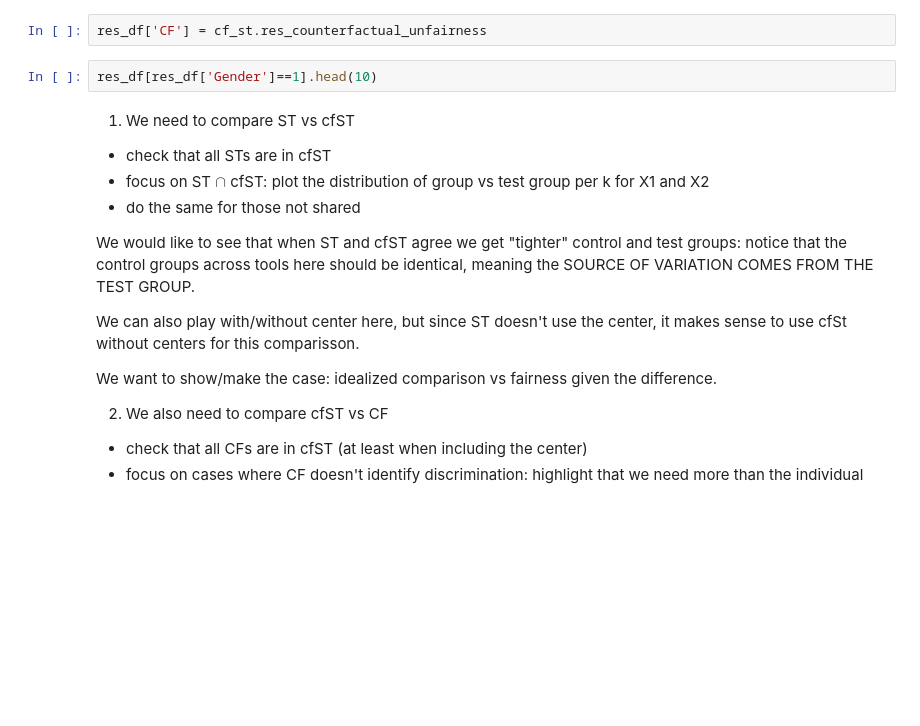
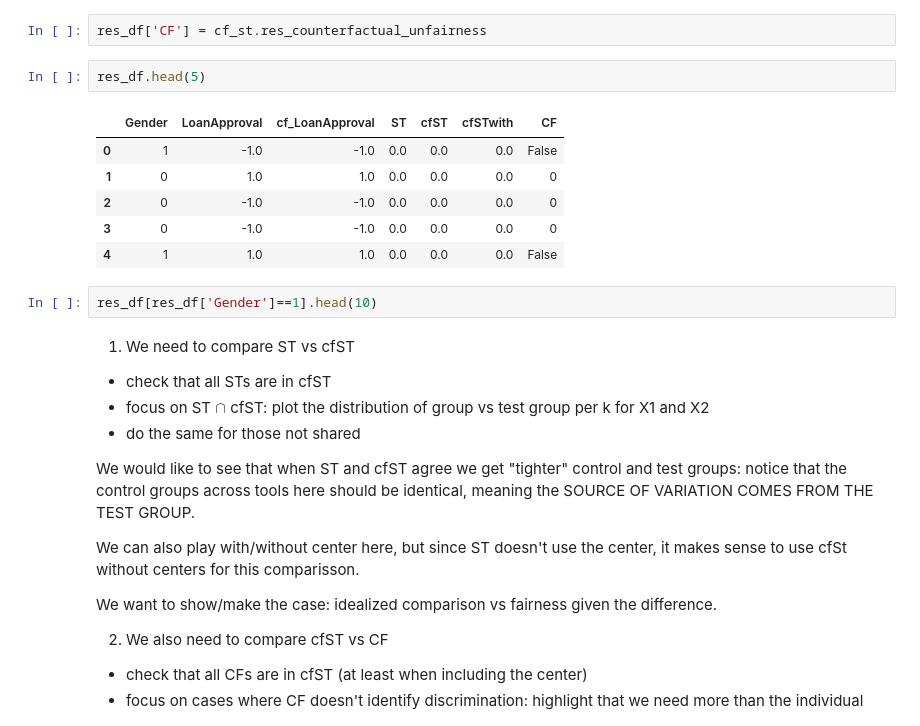
Before and after one commit to cc-jalvarez/counterfactual-situation-testing, a Jupyter notebook: prototype_synthetic_data.ipynb, the cells around one changed output. Drawn from its saved outputs; the diff is of its cells as text; blank space fills up the shorter version.

```diff
--- a/prototype_synthetic_data.ipynb
+++ b/prototype_synthetic_data.ipynb
@@ -335,5 +343,14 @@ res_df['cfSTwith'] = cf_st.run(target_att='LoanApproval', target_val={'positive'
 # %%
 res_df['CF'] = cf_st.res_counterfactual_unfairness
+# %%
+res_df.head(5)
+# %% [output]
+|  | Gender | LoanApproval | cf_LoanApproval | ST | cfST | cfSTwith | CF |
+| 0 | 1 | -1.0 | -1.0 | 0.0 | 0.0 | 0.0 | False |
+| 1 | 0 | 1.0 | 1.0 | 0.0 | 0.0 | 0.0 | 0 |
+| 2 | 0 | -1.0 | -1.0 | 0.0 | 0.0 | 0.0 | 0 |
+| 3 | 0 | -1.0 | -1.0 | 0.0 | 0.0 | 0.0 | 0 |
+| 4 | 1 | 1.0 | 1.0 | 0.0 | 0.0 | 0.0 | False |
 # %%
 res_df[res_df['Gender']==1].head(10)
 # %% [markdown]
```
Also changed, not shown: parts of 2 cells of this notebook.
